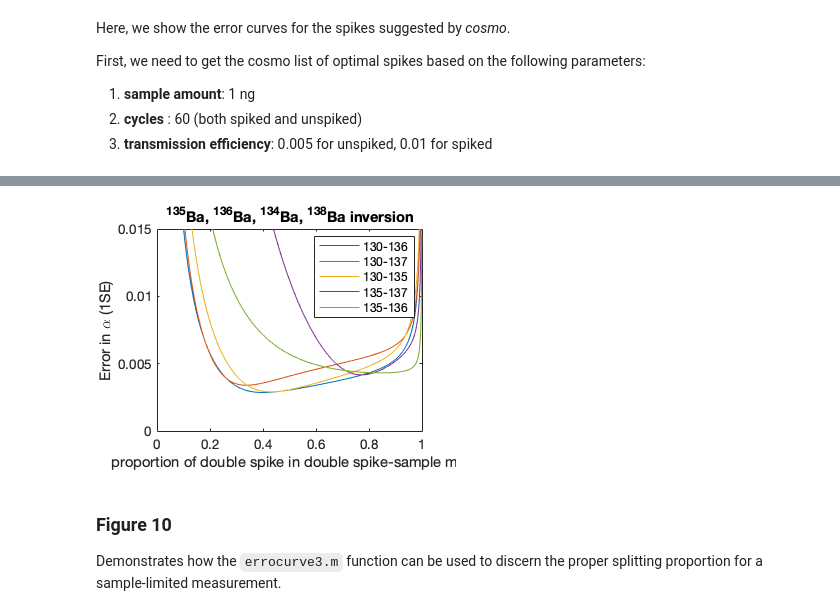
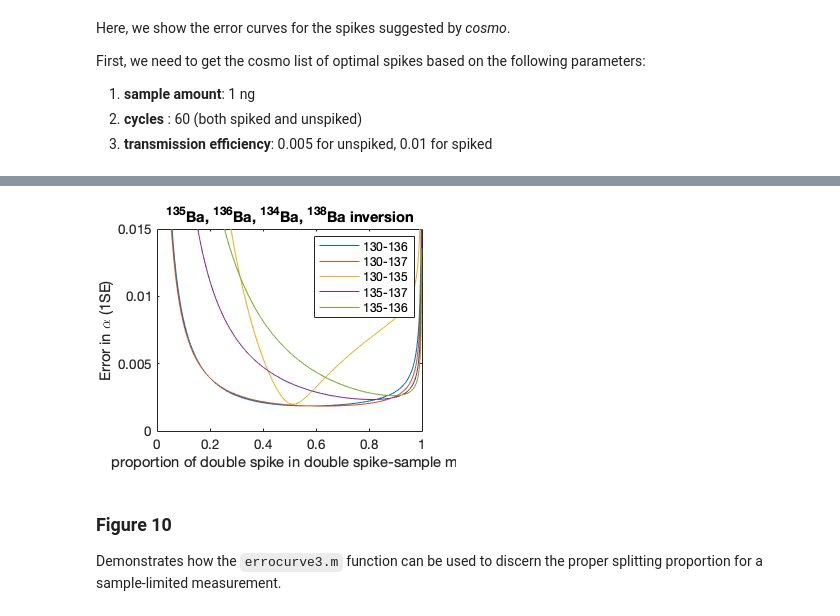
Before and after one commit to rcmarq/cosmo, a Jupyter notebook: docs/figures.ipynb, the cells around one changed output, grey strips where cells are left out. Drawn from its saved outputs; the diff is of its cells as text; code cells hidden in the pictures.

```diff
--- a/docs/figures.ipynb
+++ b/docs/figures.ipynb
@@ -501,28 +509,28 @@ shake('Ba',sample,eff,[cycles cycles],R,R_ref,T,deltat);
 # %%
 % Read/import csv as a table
 Ba1 = readtable('docs/cocktail1.csv');
-errorcurve4('Ba',table2array(Ba1(1,{'split'})),table2array(Ba1(1,isos)),[130 135 136 138],[138 136])
+errorcurve4('Ba',table2array(Ba1(2,{'split'})),table2array(Ba1(2,isos)),[130 135 136 138],[135 138])
 
 hold on
 
-errorcurve4('Ba',table2array(Ba1(11,{'split'})),table2array(Ba1(11,isos)),[130 135 137 138],[138 137])
-errorcurve4('Ba',table2array(Ba1(2,{'split'})),table2array(Ba1(2,isos)),[130 136 135 138],[138 136])
-errorcurve4('Ba',table2array(Ba1(76,{'split'})),table2array(Ba1(76,isos)),[136 135 137 138],[138 137])
-errorcurve4('Ba',table2array(Ba1(96,{'split'})),table2array(Ba1(96,isos)),[135 136 134 138],[137 134])
+errorcurve4('Ba',table2array(Ba1(1,{'split'})),table2array(Ba1(1,isos)),[130 135 137 138],[135 138])
+errorcurve4('Ba',table2array(Ba1(3,{'split'})),table2array(Ba1(3,isos)),[130 135 136 138],[135 138])
+errorcurve4('Ba',table2array(Ba1(19,{'split'})),table2array(Ba1(19,isos)),[135 136 137 138],[136 138])
+errorcurve4('Ba',table2array(Ba1(37,{'split'})),table2array(Ba1(37,isos)),[135 136 134 138],[134 138])
 ylim([0 0.015])
 
 hold off
 legend('130-136','130-137','130-135','135-137','135-136')
 
 
 cd figures
 set(gcf, 'PaperUnits', 'inches');
 x_width=3.75 ;y_width=2.8;
 set(gcf, 'PaperPosition', [0 0 x_width y_width]);
 saveas(gcf,'fig9b','epsc')
 cd ..
 # %% [output]
-[figure, old version]
+[figure, new version]
 # %% [markdown]
 ### Figure 10
 
```
Also changed, not shown: parts of 2 cells of this notebook, 2 other files.
